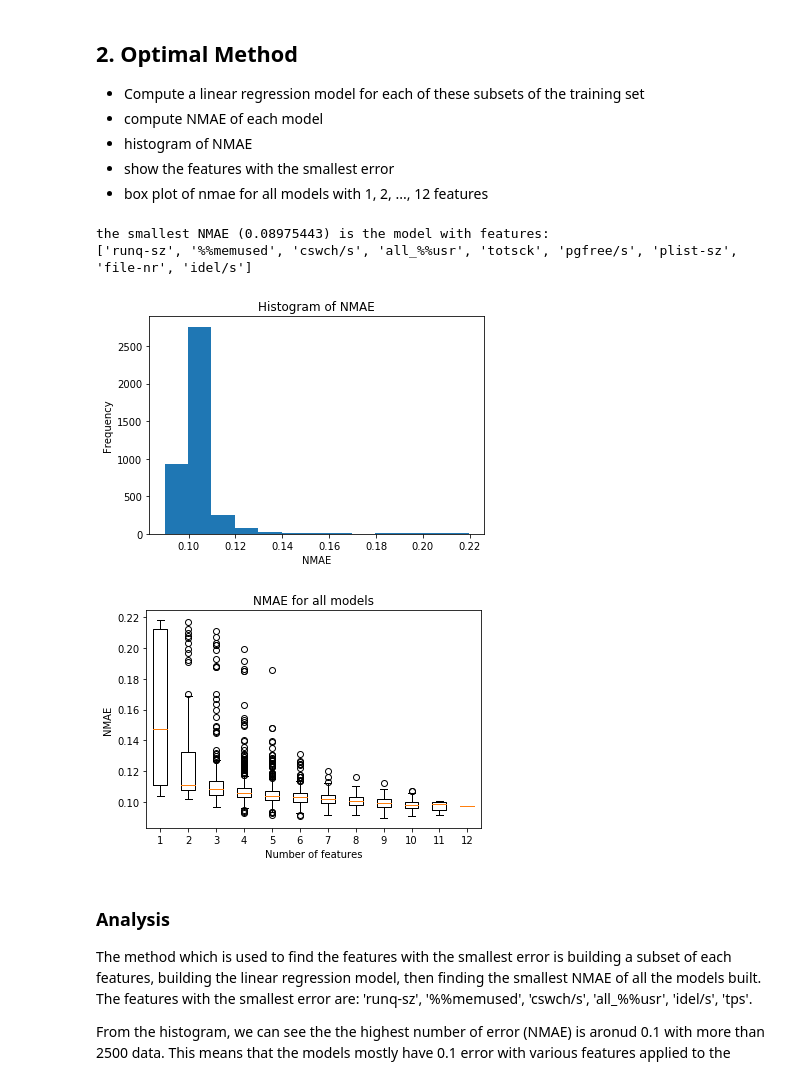
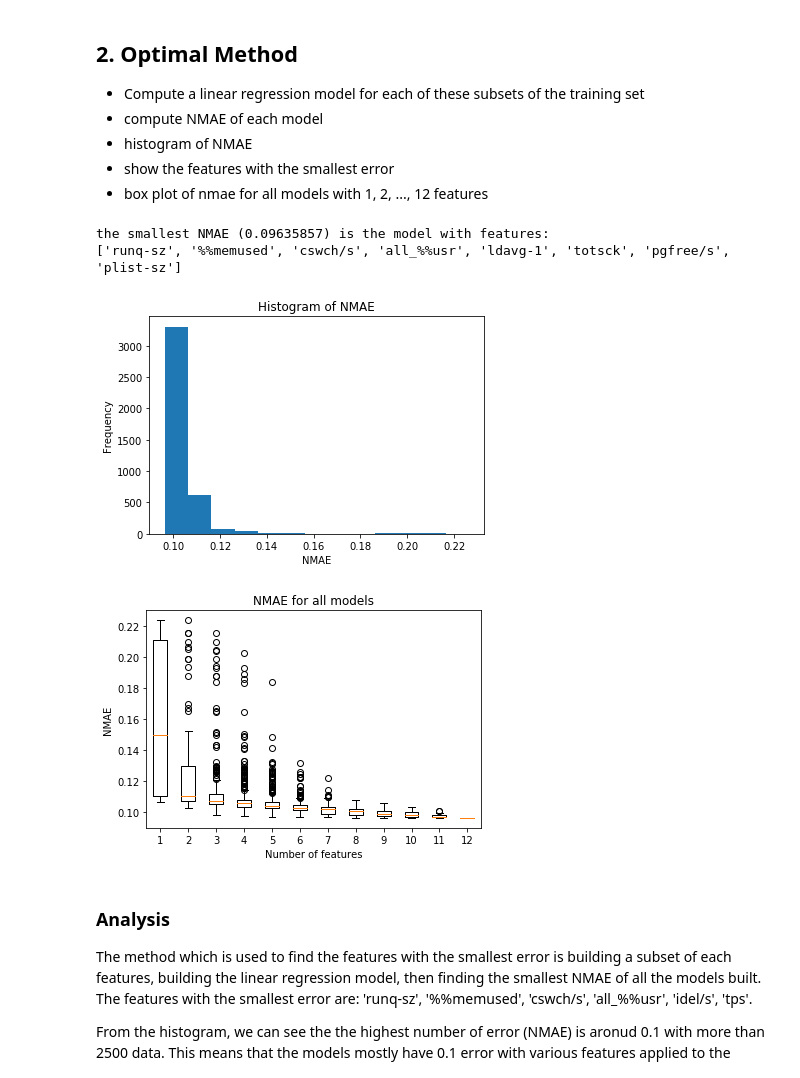
Before and after one commit to adikabintang/kuliah, a Jupyter notebook: kungliga/management_of_networks/project/task_4/task_4_adika_bintang_s/adika_bintang_s_task_4.ipynb, the cells around one changed output. Saved outputs shown, nothing was run; the diff lists cells and outputs as text; code cells hidden in the pictures.

```diff
--- a/kungliga/management_of_networks/project/task_4/task_4_adika_bintang_s/adika_bintang_s_task_4.ipynb
+++ b/kungliga/management_of_networks/project/task_4/task_4_adika_bintang_s/adika_bintang_s_task_4.ipynb
@@ -54,17 +54,20 @@ all_subset = subs(feature_names)
 # for testing only, so that my computer does not explode
 # all_subset = subs(["runq-sz", "%%memused", "proc/s", "cswch/s"])
 
+x_train, x_test, y_train, y_test = train_test_split(X.drop(['TimeStamp'], axis=1),
+        Y[["DispFrames"]], train_size=0.7)
+
 all_nmae = []
 nmaes_boxplot_data = []
 min_nmaes_each_feature = []
 for subset in all_subset:
-    x_train, x_test, y_train, y_test = train_test_split(X[subset],
+    x_train, _, y_train, _ = train_test_split(X[subset],
         Y[["DispFrames"]], train_size=0.7)
 
     # Compute a linear regression model for each of these subsets of the training set
     regression_model = LinearRegression()
     regression_model.fit(x_train, y_train)
-    y_predict = regression_model.predict(x_test)
+    y_predict = regression_model.predict(x_test[subset])
 
     # compute NMAE of each model
     nmae = get_nmae(y_predict, y_test)
@@ -77,37 +80,37 @@ for subset in all_subset:
 
     # for instruction number 5
     if len(min_nmaes_each_feature) < len(subset):
         min_nmaes_each_feature.append(nmae)
     else:
         if nmae < min_nmaes_each_feature[len(subset) - 1]:
             min_nmaes_each_feature[len(subset) - 1] = nmae
 
 # show the features with the smallest error
 min_nmae = min(all_nmae)
 print("the smallest NMAE ({}) is the model with features:".format(min_nmae))
 print(all_subset[all_nmae.index(min_nmae)])
 
 # histogram of NMAE
 binwidth = 0.01
 plt.hist(all_nmae,
     bins=np.arange(min(all_nmae), max(all_nmae) + binwidth, binwidth))
 plt.xlabel("NMAE")
 plt.ylabel("Frequency")
 plt.title("Histogram of NMAE")
 plt.show()
 
 # box plot of nmae for all models with 1, 2, ..., 12 features
 fig7, ax7 = plt.subplots()
 ax7.set_title("NMAE for all models")
 ax7.set_xlabel("Number of features")
 ax7.set_ylabel("NMAE")
 ax7.boxplot(nmaes_boxplot_data)
 plt.show()
 # %% [output]
-the smallest NMAE (0.08975443) is the model with features:
-['runq-sz', '%%memused', 'cswch/s', 'all_%%usr', 'totsck', 'pgfree/s', 'plist-sz', 'file-nr', 'idel/s']
+the smallest NMAE (0.09635857) is the model with features:
+['runq-sz', '%%memused', 'cswch/s', 'all_%%usr', 'ldavg-1', 'totsck', 'pgfree/s', 'plist-sz']
-[figure, old version]
+[figure, new version]
-[figure, old version]
+[figure, new version]
 # %% [markdown]
 ### Analysis
 
```
Also changed, not shown: parts of 4 cells of this notebook, 6 other files.
